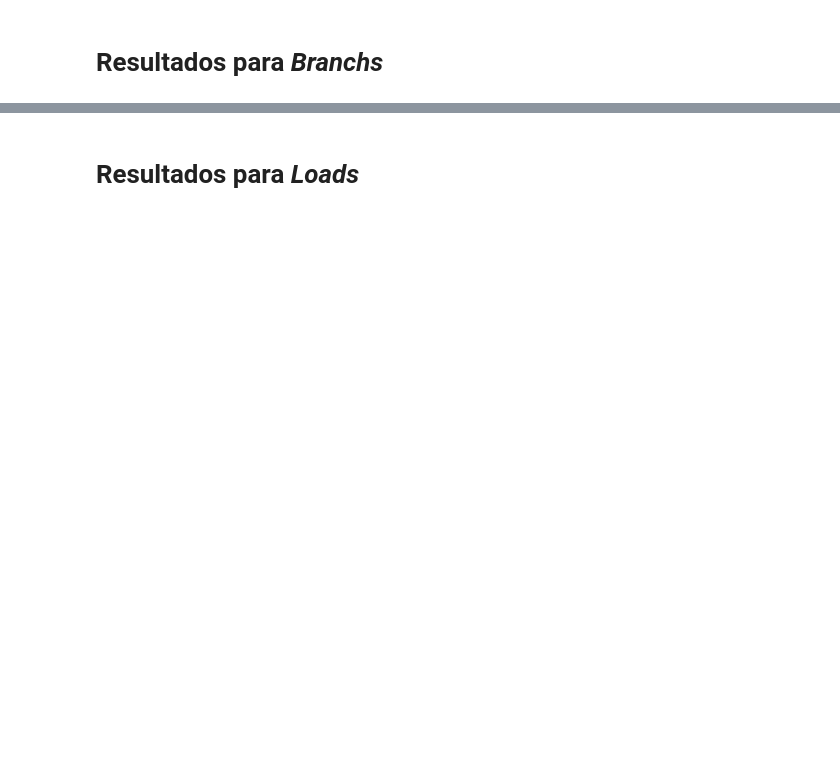
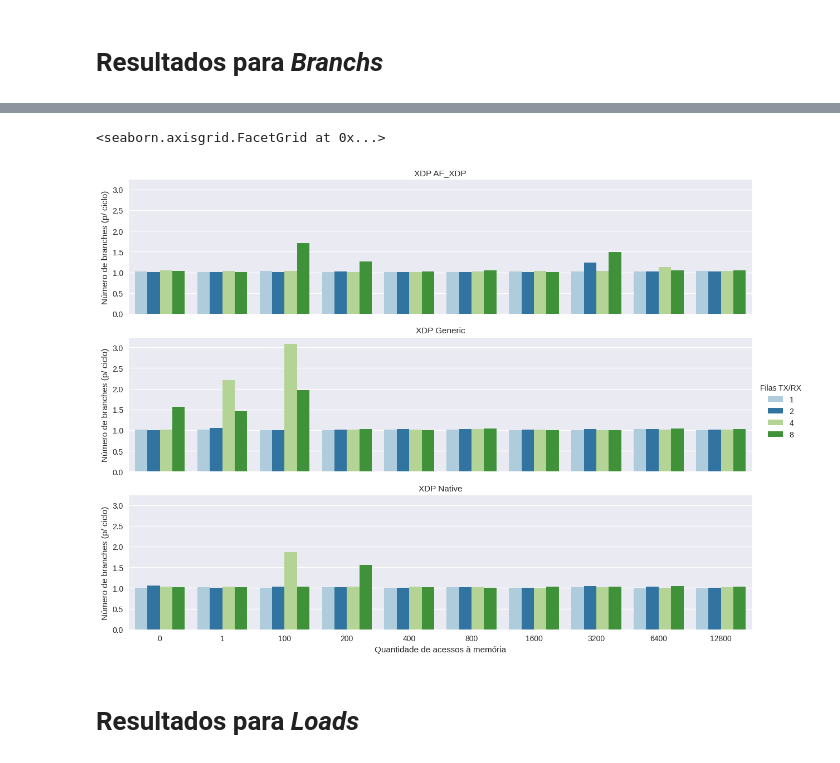
Before and after one commit to igor-capeletti/tcc_eBPF_XDP, a Jupyter notebook: scripts/python/gera_graficos_instrucoes_e_branchs.ipynb, the cells around one changed output, grey strips where cells are left out. Cells and saved outputs as stored; diff of their text form; code cells hidden in the pictures; blank space fills up the shorter version.

Commit message:
corrigido erro de leitura de uma variavel com virgula que estava bugando a leitura da ferramenta perf, adicionado alguns graficos de instruções

```diff
--- a/scripts/python/gera_graficos_instrucoes_e_branchs.ipynb
+++ b/scripts/python/gera_graficos_instrucoes_e_branchs.ipynb
@@ -175,2 +185,36 @@ grafico.savefig(f'{raiz}/instrucoes_{hue}_x_{eixo_x}@packet_size_{packet_size}{f
+# %%
+
+packet_size= 1024
+
+eixo_x= 'algoritmo'
+eixo_y= 'branches'
+hue= 'hook_ebpf'
+
+plt.rc('figure', figsize=(5, 5))
+df_perf= df_perf.sort_values(by=[eixo_x,hue,'combined'], ascending=True)       #ordena dados com os valores do eixo x
+
+df= df_perf.copy()
+df['branches']= df['branches']/1000000
+df= df[df.packet_size == packet_size]            #filtra por tamanho de pacote especifico
+df= df[[eixo_x, eixo_y, hue, 'combined']]
+df = df.rename(columns={'hook_ebpf': 'Modo XDP'})
+df = df.rename(columns={'combined': 'Filas TX/RX'})
+
+
+df.index= range(len(df))
+grafico = sns.catplot(
+    data=df, x=eixo_x, y=eixo_y,
+    col='Modo XDP', hue='Filas TX/RX',
+    kind="bar", palette='Paired', col_wrap=1,
+    height= 3, aspect=12/3
+)
+grafico.set_ylabels("Número de branches (p/ ciclo)")
+grafico.set_xlabels("Quantidade de acessos à memória")
+grafico.set_titles("XDP {col_name}")
+
+grafico.savefig(f'{raiz}/branchs_{hue}_x_{eixo_x}@packet_size_{packet_size}{format_imagens}')
+# %% [output]
+<seaborn.axisgrid.FacetGrid at 0x...>
+[figure, added]
 # %% [markdown]
 # Resultados para ***Loads***
```
Also changed, not shown: parts of 3 cells of this notebook, 12 other files.
